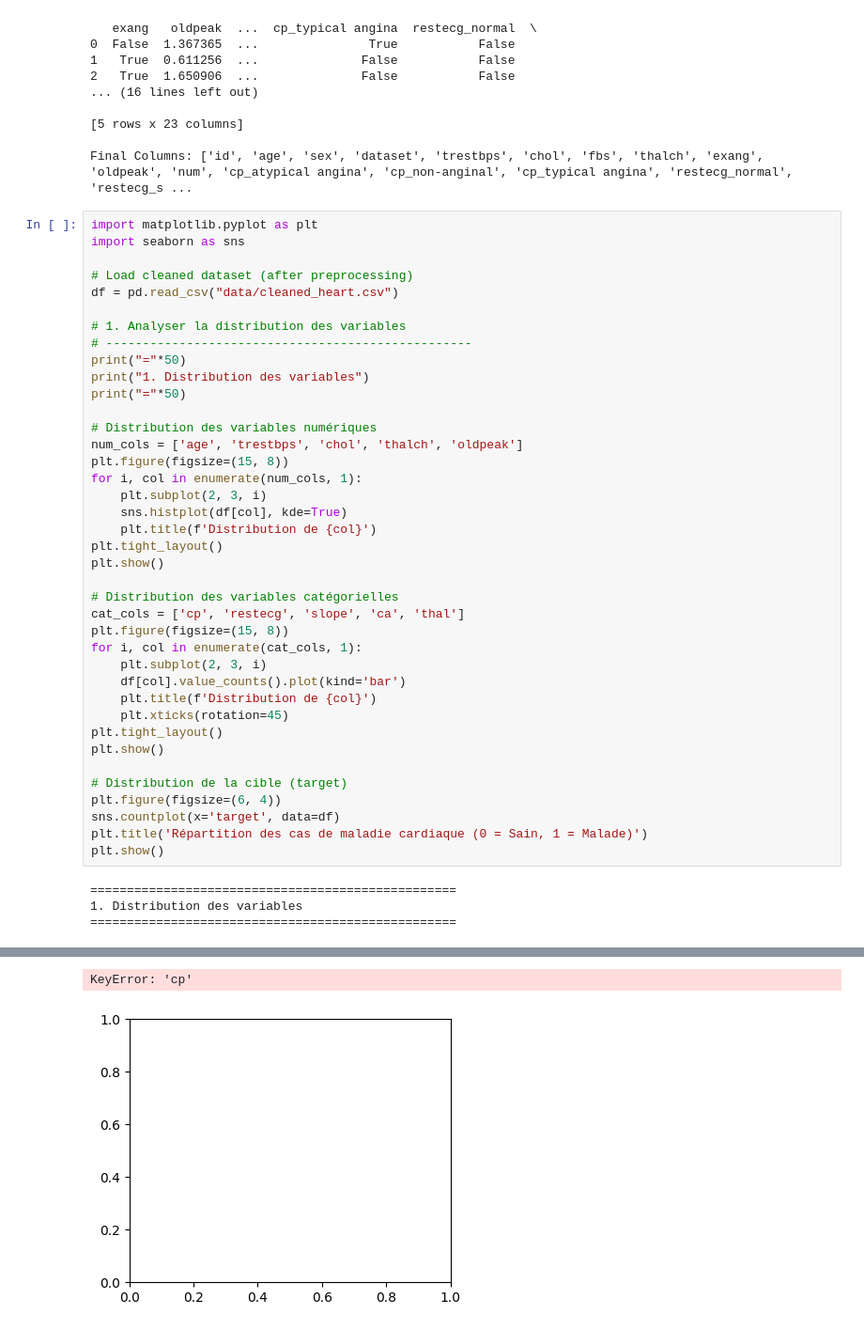
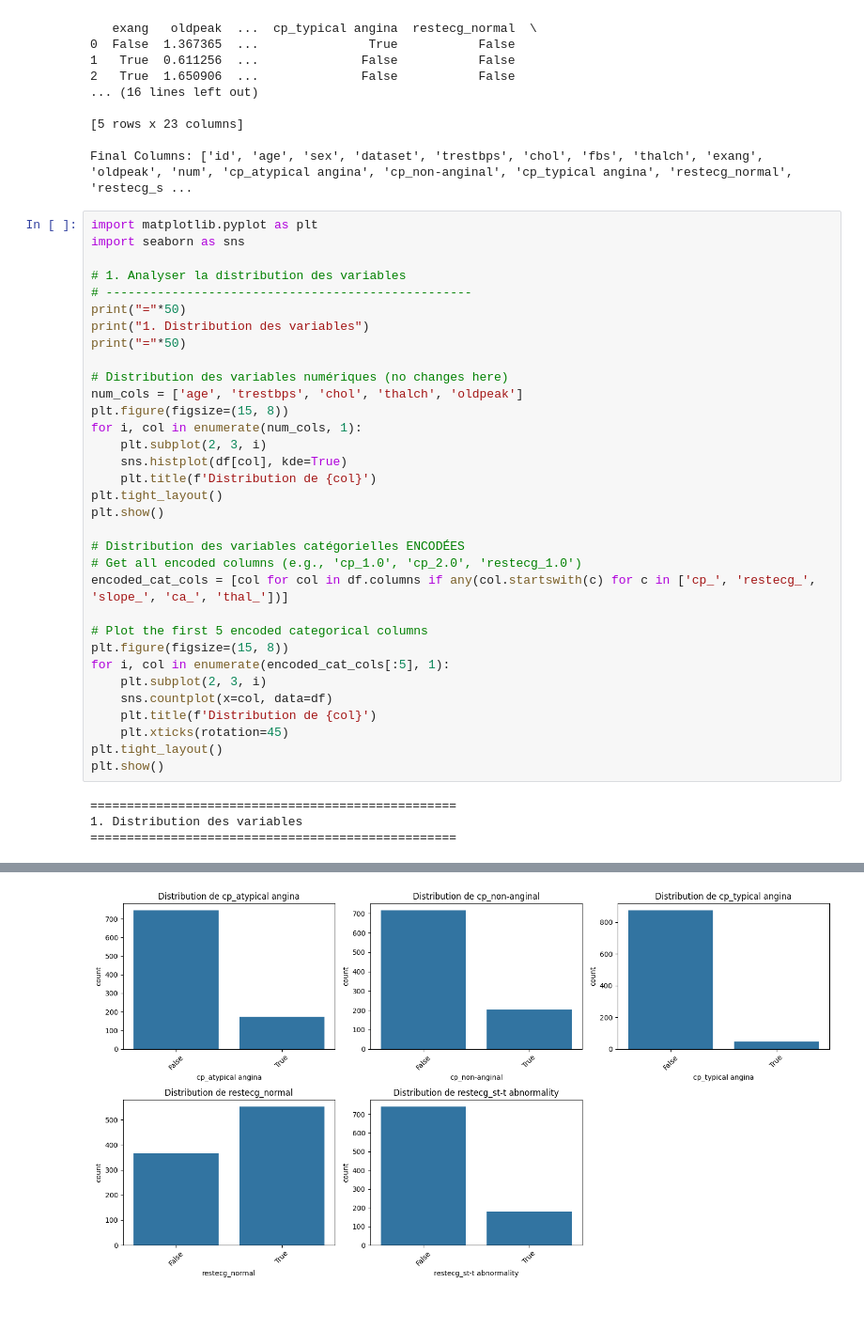
Before and after one commit to barkiayoub/ML-Model-Comparison, a Jupyter notebook: heart-disease-uci.ipynb, the cells around one changed output, grey strips where cells are left out. Shown at 94% size. Saved outputs shown, nothing was run; the diff lists cells and outputs as text.

Commit message:
Distribution and Correlation visualized

```diff
--- a/heart-disease-uci.ipynb
+++ b/heart-disease-uci.ipynb
@@ -89,49 +89,42 @@ Final Columns: ['id', 'age', 'sex', 'dataset', 'trestbps', 'chol', 'fbs', 'thalc
 # %%
 import matplotlib.pyplot as plt
 import seaborn as sns
-
-# Load cleaned dataset (after preprocessing)
-df = pd.read_csv("data/cleaned_heart.csv")
 
 # 1. Analyser la distribution des variables
 # --------------------------------------------------
 print("="*50)
 print("1. Distribution des variables")
 print("="*50)
 
-# Distribution des variables numériques
+# Distribution des variables numériques (no changes here)
 num_cols = ['age', 'trestbps', 'chol', 'thalch', 'oldpeak']
 plt.figure(figsize=(15, 8))
 for i, col in enumerate(num_cols, 1):
     plt.subplot(2, 3, i)
     sns.histplot(df[col], kde=True)
     plt.title(f'Distribution de {col}')
 plt.tight_layout()
 plt.show()
 
-# Distribution des variables catégorielles
-cat_cols = ['cp', 'restecg', 'slope', 'ca', 'thal']
+# Distribution des variables catégorielles ENCODÉES
+# Get all encoded columns (e.g., 'cp_1.0', 'cp_2.0', 'restecg_1.0')
+encoded_cat_cols = [col for col in df.columns if any(col.startswith(c) for c in ['cp_', 'restecg_', 'slope_', 'ca_', 'thal_'])]
+
+# Plot the first 5 encoded categorical columns
 plt.figure(figsize=(15, 8))
-for i, col in enumerate(cat_cols, 1):
+for i, col in enumerate(encoded_cat_cols[:5], 1):
     plt.subplot(2, 3, i)
-    df[col].value_counts().plot(kind='bar')
+    sns.countplot(x=col, data=df)
     plt.title(f'Distribution de {col}')
     plt.xticks(rotation=45)
 plt.tight_layout()
 plt.show()
-
-# Distribution de la cible (target)
-plt.figure(figsize=(6, 4))
-sns.countplot(x='target', data=df)
-plt.title('Répartition des cas de maladie cardiaque (0 = Sain, 1 = Malade)')
-plt.show()
 # %% [output]
 ==================================================
 1. Distribution des variables
 ==================================================
 [figure]
-KeyError: 'cp'
-[figure, old version]
+[figure, new version]
 # %%
 import pandas as pd
 import numpy as np
```
Also changed, not shown: parts of 1 cell of this notebook.
